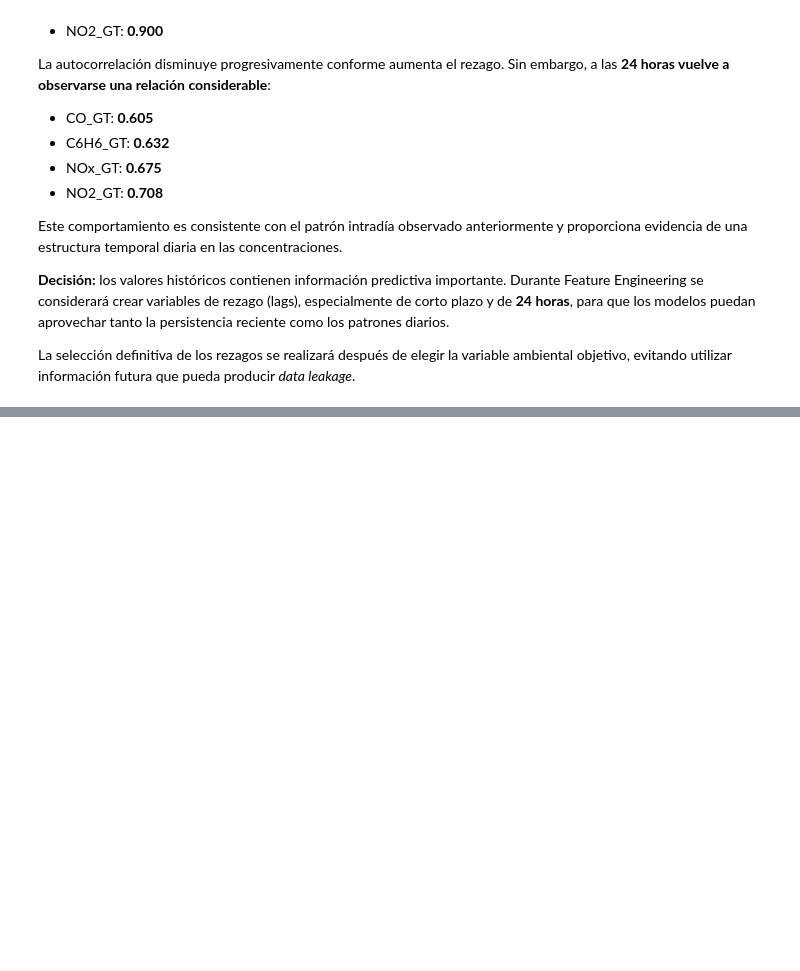
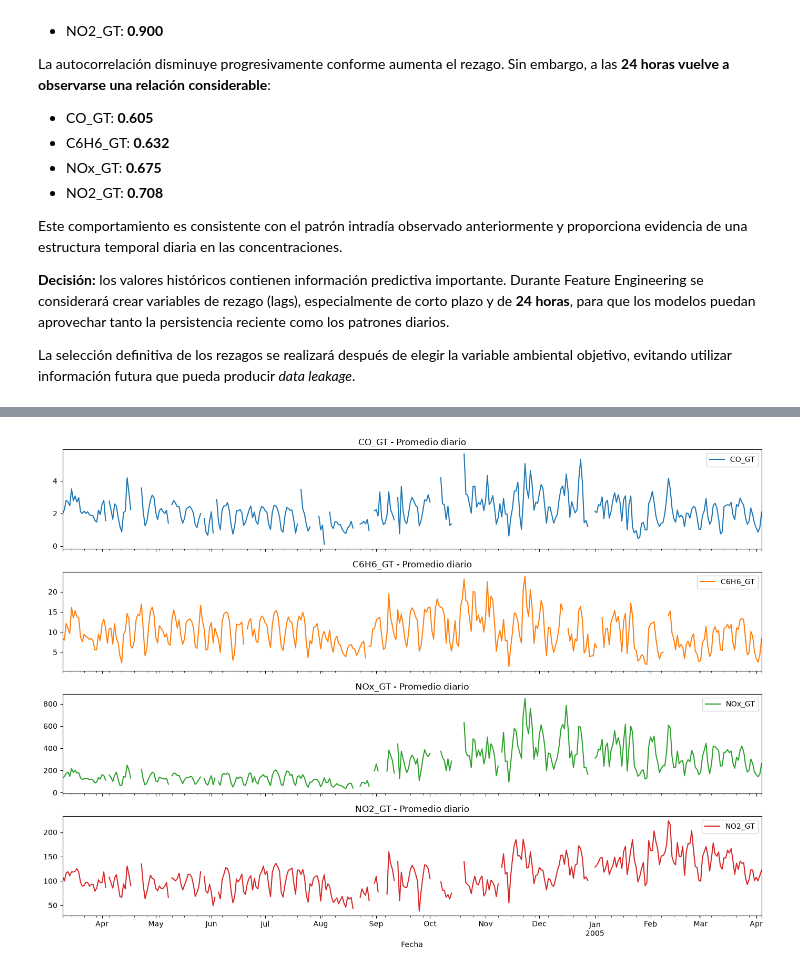
Before and after one commit to aparodriguez25-sketch/Grupo8_Air_Quality_MLOps, a Jupyter notebook: notebooks/01_eda_air_quality.ipynb, the cells around one changed output, grey strips where cells are left out. Cells and saved outputs as stored; diff of their text form; code cells hidden in the pictures; blank space fills up the shorter version.

```diff
--- a/notebooks/01_eda_air_quality.ipynb
+++ b/notebooks/01_eda_air_quality.ipynb
@@ -515,0 +532,10 @@ continuity_report
+# %%
+# Vamos a comprobar si las variables candidatas presentan tendencias generales a lo largo del tiempo,
+# usando promedios diarios para reducir el ruido horario.
+daily_profile = (
+    df.set_index("timestamp")[["CO_GT", "C6H6_GT", "NOx_GT", "NO2_GT"]]
+    .resample("D")
+    .mean()
+)
+
+daily_profile.describe().round(2)
@@ -515,0 +552,16 @@ continuity_report
+# %%
+daily_profile.plot(
+    subplots=True,
+    figsize=(14, 10),
+    title=[
+        "CO_GT - Promedio diario",
+        "C6H6_GT - Promedio diario",
+        "NOx_GT - Promedio diario",
+        "NO2_GT - Promedio diario"
+    ]
+)
+plt.xlabel("Fecha")
+plt.tight_layout()
+plt.show()
+# %% [output]
+[figure, added]
```
Also changed, not shown: parts of 14 cells of this notebook.
